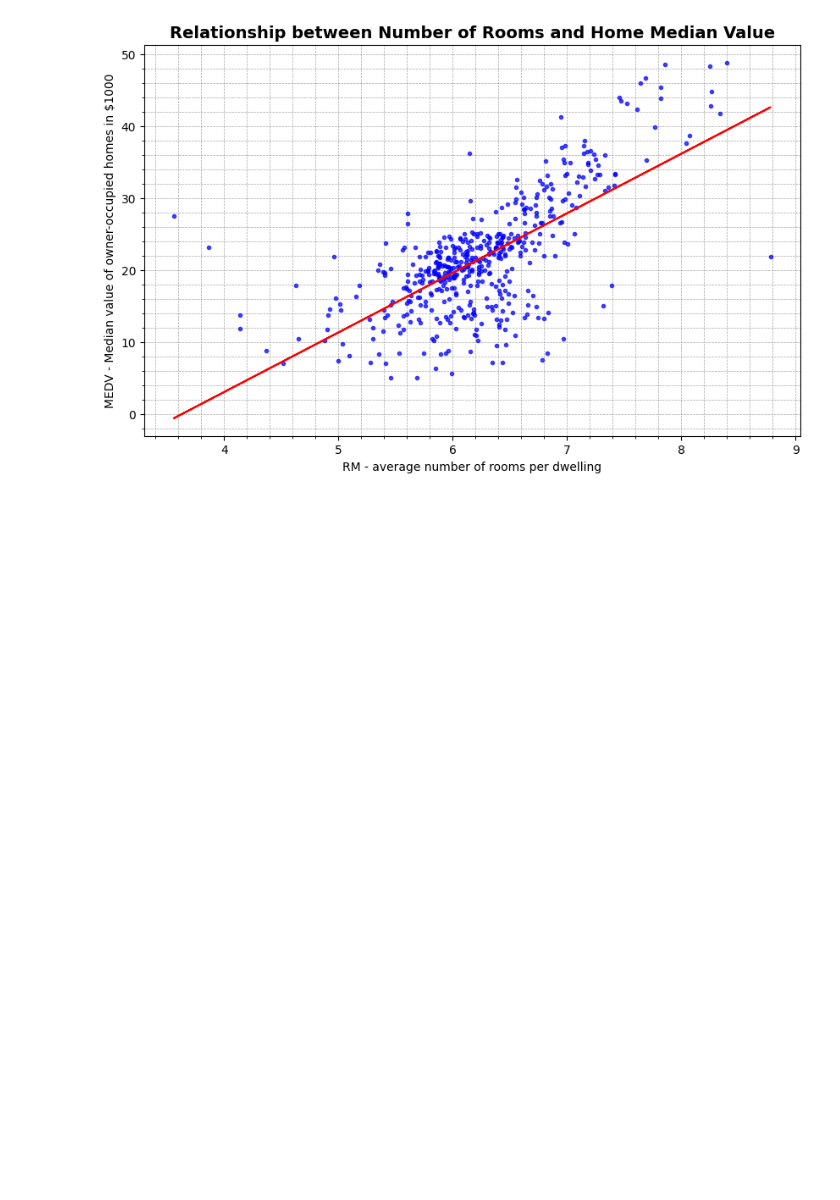
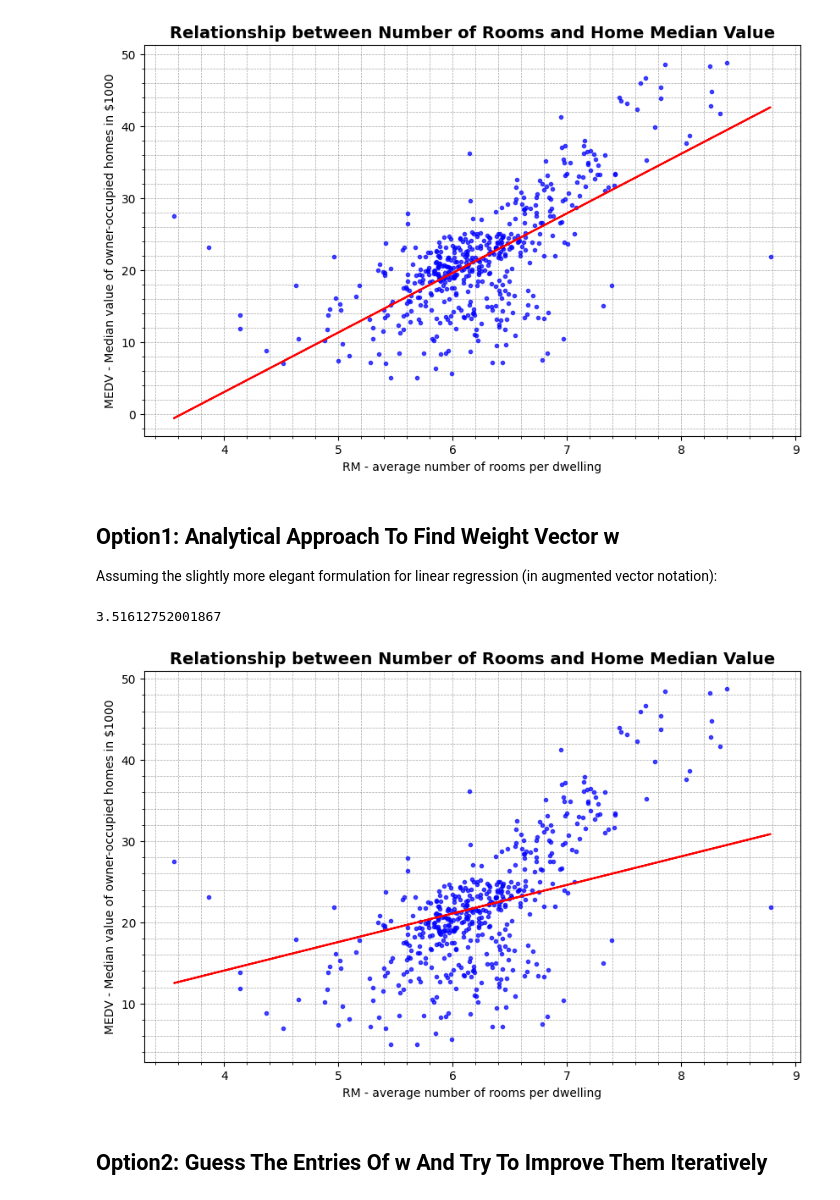
Before and after one commit to raphsenn/ai-notebooks, a Jupyter notebook: machine_learning/linear_methods/linear_regression.ipynb, the cells around one changed output. Saved outputs shown, nothing was run; the diff lists cells and outputs as text; code cells hidden in the pictures; blank space fills up the shorter version.

Commit message:
analytical approach to solve linear regression

```diff
--- a/machine_learning/linear_methods/linear_regression.ipynb
+++ b/machine_learning/linear_methods/linear_regression.ipynb
@@ -106,3 +118,6 @@ LinregressResult(slope=8.26855732242698, intercept=-30.00512014537584, rvalue=0.
+# %%
+def model(x: np.array, m: float, b: float) -> float:
+    return m * x + b
 # %%
 # Plotting with cheat
 plt.figure(figsize=(10, 6))
@@ -116,3 +131,31 @@ plt.ylabel('MEDV - Median value of owner-occupied homes in $1000')
 plt.show()
 # %% [output]
 [figure]
+# %% [markdown]
+## Option1: Analytical Approach To Find Weight Vector w
+Assuming the slightly more elegant formulation for linear regression (in
+augmented vector notation):
+# %%
+def model(x: np.array, m: float, b: float) -> float:
+    return m * x + b
+
+# Analytical solution
+w = np.dot(np.dot((np.dot(X.T, X) ** -1), X.T), y)
+print(w)
+# %% [output]
+3.51612752001867
+# %%
+# Plotting with cheat
+plt.figure(figsize=(10, 6))
+plt.title('Relationship between Number of Rooms and Home Median Value', fontsize=14, fontweight='bold')
+plt.grid(True, which='both', linestyle='--', linewidth=0.5, color='gray', alpha=0.7)
+plt.minorticks_on()
+plt.plot(X, y, 'o', color='blue', markersize=3, alpha=0.7)
+plt.plot(X, model(X, m=w, b=0.0), 'r', label='fitted line')
+plt.xlabel('RM - average number of rooms per dwelling')
+plt.ylabel('MEDV - Median value of owner-occupied homes in $1000')
+plt.show()
+# %% [output]
+[figure, added]
+# %% [markdown]
+## Option2: Guess The Entries Of w And Try To Improve Them Iteratively
```
Also changed, not shown: parts of 4 cells of this notebook.
